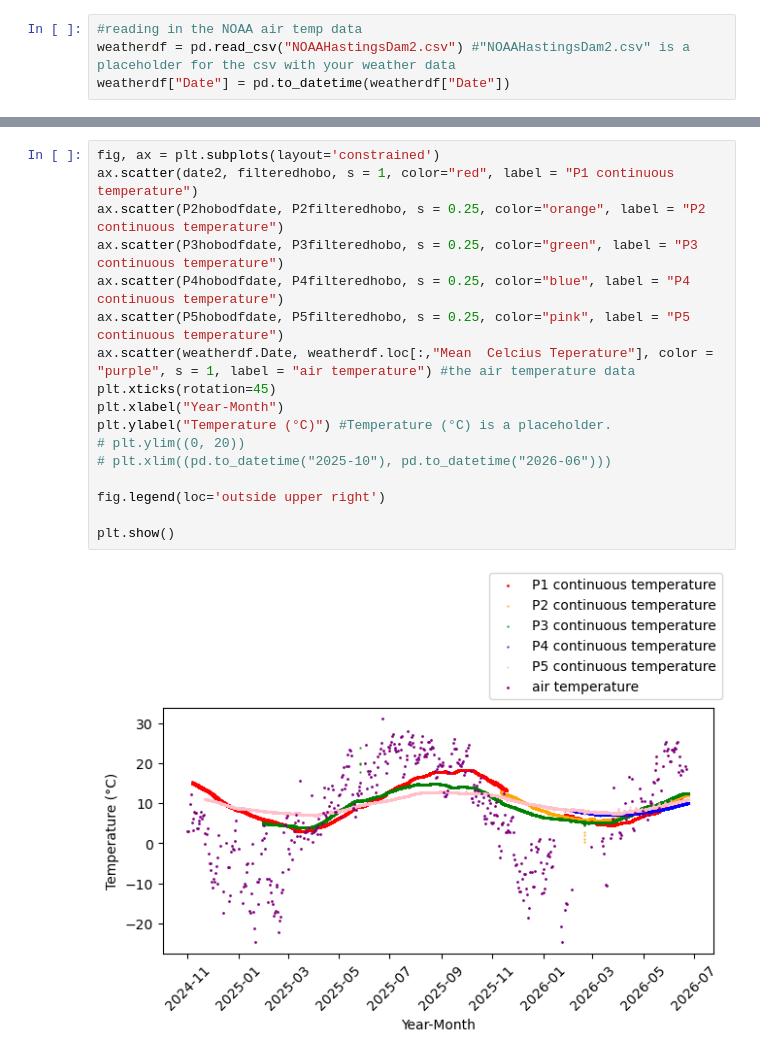
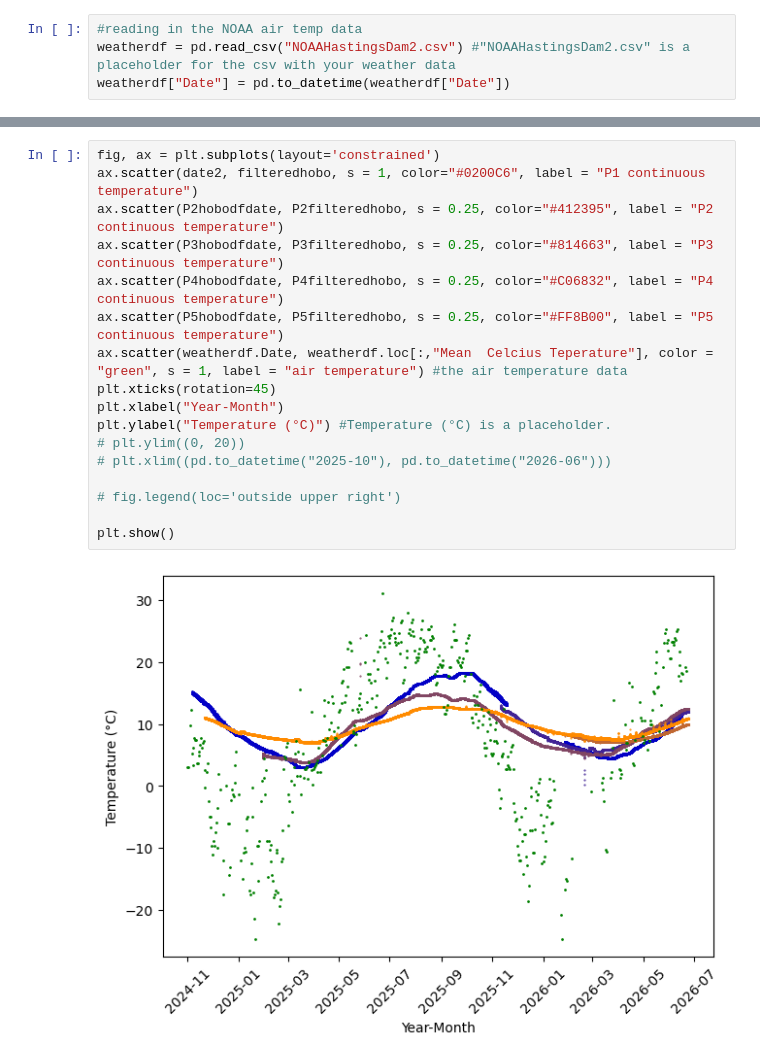
Before and after one commit to sauron-245/summer_26, a Jupyter notebook: summer 2026/AllPTemps.ipynb, the cells around one changed output, grey strips where cells are left out. Drawn from its saved outputs; the diff is of its cells as text.

```diff
--- a/summer 2026/AllPTemps.ipynb
+++ b/summer 2026/AllPTemps.ipynb
@@ -127,21 +127,21 @@ plt.show()
 # %%
 fig, ax = plt.subplots(layout='constrained')
-ax.scatter(date2, filteredhobo, s = 1, color="red", label = "P1 continuous temperature")
-ax.scatter(P2hobodfdate, P2filteredhobo, s = 0.25, color="orange", label = "P2 continuous temperature")
-ax.scatter(P3hobodfdate, P3filteredhobo, s = 0.25, color="green", label = "P3 continuous temperature")
-ax.scatter(P4hobodfdate, P4filteredhobo, s = 0.25, color="blue", label = "P4 continuous temperature")
-ax.scatter(P5hobodfdate, P5filteredhobo, s = 0.25, color="pink", label = "P5 continuous temperature")
-ax.scatter(weatherdf.Date, weatherdf.loc[:,"Mean  Celcius Teperature"], color = "purple", s = 1, label = "air temperature") #the air temperature data
+ax.scatter(date2, filteredhobo, s = 1, color="#0200C6", label = "P1 continuous temperature")
+ax.scatter(P2hobodfdate, P2filteredhobo, s = 0.25, color="#412395", label = "P2 continuous temperature")
+ax.scatter(P3hobodfdate, P3filteredhobo, s = 0.25, color="#814663", label = "P3 continuous temperature")
+ax.scatter(P4hobodfdate, P4filteredhobo, s = 0.25, color="#C06832", label = "P4 continuous temperature")
+ax.scatter(P5hobodfdate, P5filteredhobo, s = 0.25, color="#FF8B00", label = "P5 continuous temperature")
+ax.scatter(weatherdf.Date, weatherdf.loc[:,"Mean  Celcius Teperature"], color = "green", s = 1, label = "air temperature") #the air temperature data
 plt.xticks(rotation=45)
 plt.xlabel("Year-Month")
 plt.ylabel("Temperature (°C)") #Temperature (°C) is a placeholder.
 # plt.ylim((0, 20))
 # plt.xlim((pd.to_datetime("2025-10"), pd.to_datetime("2026-06")))
 
-fig.legend(loc='outside upper right')
+# fig.legend(loc='outside upper right')
 
 plt.show()
 # %% [output]
-[figure, old version]
+[figure, new version]
 # %%
 fig, ax = plt.subplots(layout='constrained')
```
Also changed, not shown: parts of 2 cells of this notebook, 26 other files.
